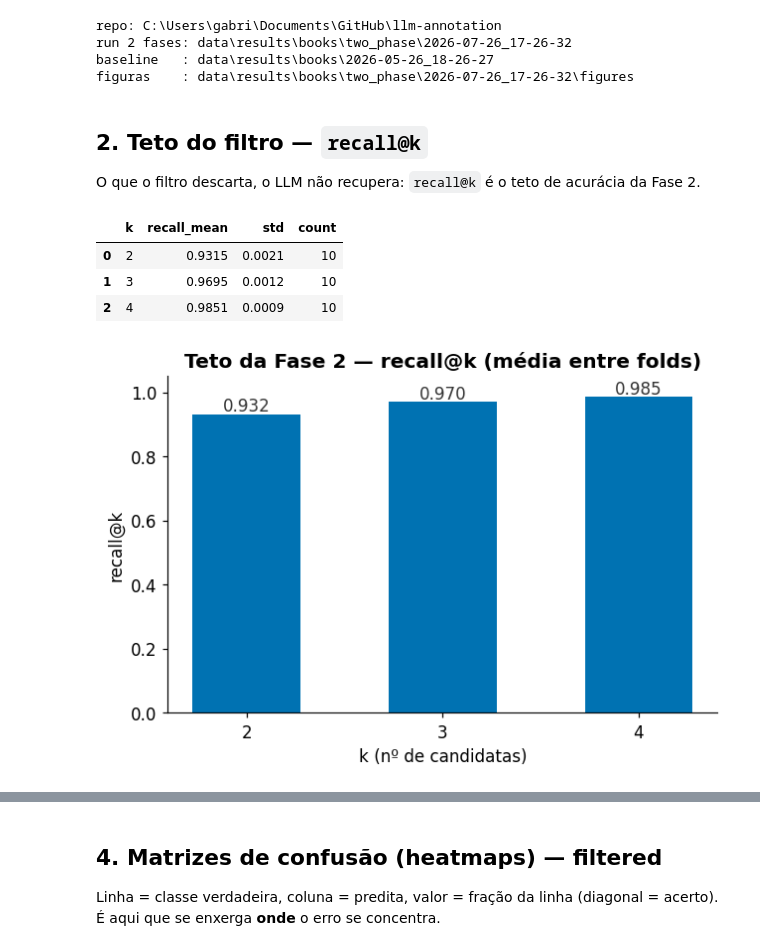
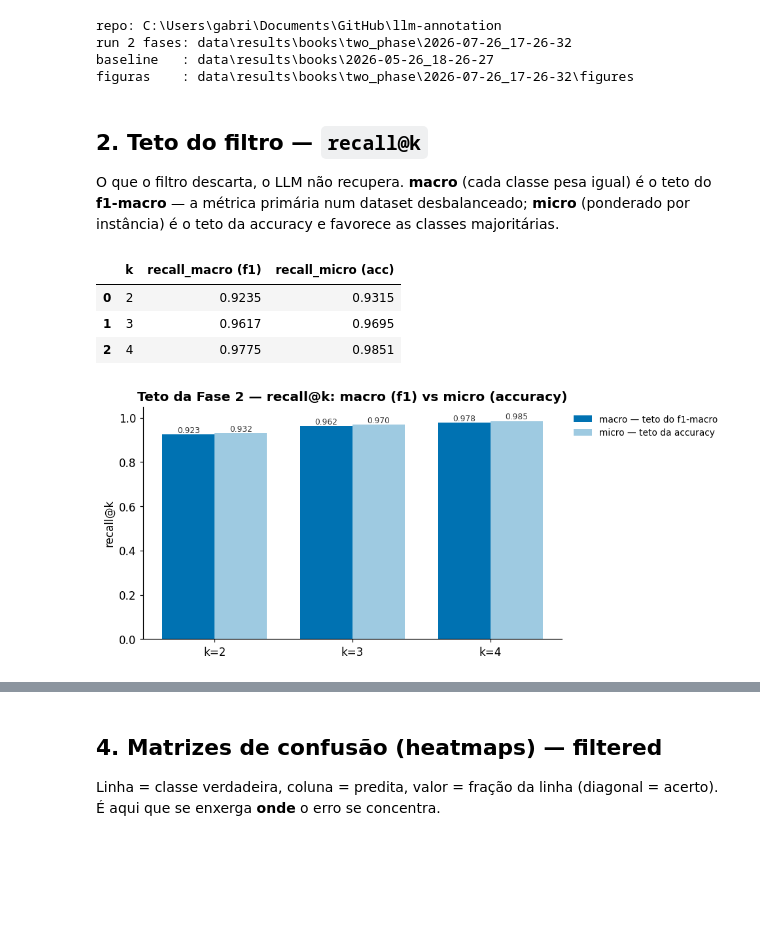
Before and after one commit to Ktzani/llm-annotation, a Jupyter notebook: src/notebooks/validacao_2fases_books.ipynb, the cells around one changed output, grey strips where cells are left out. Drawn from its saved outputs; the diff is of its cells as text; code cells hidden in the pictures; blank space fills up the shorter version.

```diff
--- a/src/notebooks/validacao_2fases_books.ipynb
+++ b/src/notebooks/validacao_2fases_books.ipynb
@@ -61,26 +61,32 @@ figuras    : data\results\books\two_phase\2026-07-26_17-26-32\figures
 # %% [markdown]
 ## 2. Teto do filtro — `recall@k`
 
-O que o filtro descarta, o LLM não recupera: `recall@k` é o teto de acurácia da Fase 2.
+O que o filtro descarta, o LLM não recupera. **macro** (cada classe pesa igual) é o teto do **f1-macro** — a métrica primária num dataset desbalanceado; **micro** (ponderado por instância) é o teto da accuracy e favorece as classes majoritárias.
-# %%
-ceiling = load_recall_ceiling(RUN_DIR).copy()
-ceiling.columns = [c if c != "mean" else "recall_mean" for c in ceiling.columns]
-display(ceiling.round(4))
-
-fig, ax = plt.subplots(figsize=(6.5, 4))
-ks = ceiling["k"].astype(int).astype(str)
-bars = ax.bar(ks, ceiling["recall_mean"], color=BLUE, width=0.55)
-for b, v in zip(bars, ceiling["recall_mean"]):
-    ax.text(b.get_x() + b.get_width()/2, v + 0.01, f"{v:.3f}", ha="center", color=INK)
-ax.set_ylim(0, 1.05); ax.set_xlabel("k (nº de candidatas)"); ax.set_ylabel("recall@k")
-ax.set_title("Teto da Fase 2 — recall@k (média entre folds)")
-fig.savefig(FIG_DIR / "recall_at_k.png", bbox_inches="tight"); plt.show()
-# %% [output]
-|  | k | recall_mean | std | count |
-| 0 | 2 | 0.9315 | 0.0021 | 10 |
-| 1 | 3 | 0.9695 | 0.0012 | 10 |
-| 2 | 4 | 0.9851 | 0.0009 | 10 |
-[figure, removed]
+# %%
+ceiling = load_recall_ceiling(RUN_DIR)
+display(ceiling.round(4))
+
+MACRO, MICRO = "recall_macro (f1)", "recall_micro (acc)"
+ks = ceiling["k"].astype(int); x = np.arange(len(ks)); w = 0.38
+fig, ax = plt.subplots(figsize=(7.5, 4.2))
+b1 = ax.bar(x - w/2, ceiling[MACRO], w, color=BLUE, label="macro — teto do f1-macro")
+b2 = ax.bar(x + w/2, ceiling[MICRO], w, color="#9ecae1", label="micro — teto da accuracy")
+for bars in (b1, b2):
+    for bar in bars:
+        ax.text(bar.get_x()+bar.get_width()/2, bar.get_height()+0.008, f"{bar.get_height():.3f}",
+                ha="center", fontsize=8, color=INK)
+ax.set_xticks(x); ax.set_xticklabels([f"k={k}" for k in ks])
+ax.set_ylim(0, 1.05); ax.set_ylabel("recall@k")
+ax.set_title("Teto da Fase 2 — recall@k: macro (f1) vs micro (accuracy)")
+# legenda FORA da área do plot (à direita) — barras são altas e cobririam a legenda dentro
+ax.legend(frameon=False, fontsize=9, loc="upper left", bbox_to_anchor=(1.01, 1.0))
+fig.savefig(FIG_DIR / "recall_at_k.png", bbox_inches="tight"); plt.show()
+# %% [output]
+|  | k | recall_macro (f1) | recall_micro (acc) |
+| 0 | 2 | 0.9235 | 0.9315 |
+| 1 | 3 | 0.9617 | 0.9695 |
+| 2 | 4 | 0.9775 | 0.9851 |
+[figure, added]
 # %% [markdown]
 ## 3. Filtered vs Baseline (por-fold + agregado)
 
```
Also changed, not shown: parts of 6 cells of this notebook, 5 other files.
